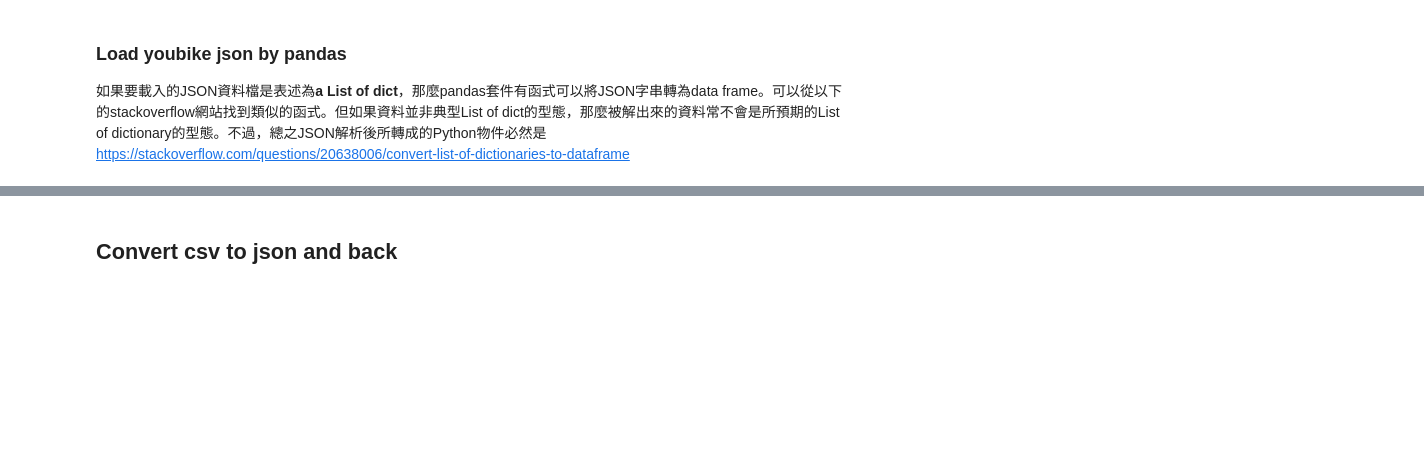
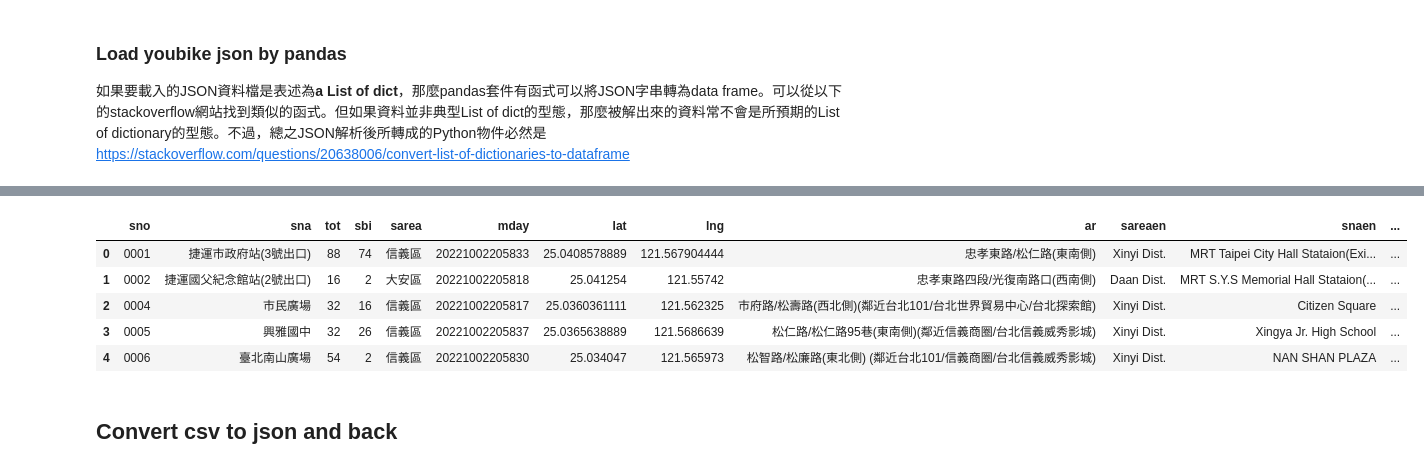
Before and after one commit to p4css/py4css, a Jupyter notebook: _sources/PSS/P05_read_csv_json.ipynb, the cells around one changed output, grey strips where cells are left out. Cells and saved outputs as stored; diff of their text form; code cells hidden in the pictures; blank space fills up the shorter version.

```diff
--- a/_sources/PSS/P05_read_csv_json.ipynb
+++ b/_sources/PSS/P05_read_csv_json.ipynb
@@ -295,3 +297,13 @@ df.head()
+# %%
+df = pd.DataFrame(json_obj['retVal'].values())
+df.head()
+# %% [output]
+|  | sno | sna | tot | sbi | sarea | mday | lat | lng | ar | sareaen | snaen | ... |
+| 0 | 0001 | 捷運市政府站(3號出口) | 88 | 74 | 信義區 | 20221002205833 | 25.0408578889 | 121.567904444 | 忠孝東路/松仁路(東南側) | Xinyi Dist. | MRT Taipei City Hall Stataion(Exi... | ... |
+| 1 | 0002 | 捷運國父紀念館站(2號出口) | 16 | 2 | 大安區 | 20221002205818 | 25.041254 | 121.55742 | 忠孝東路四段/光復南路口(西南側) | Daan Dist. | MRT S.Y.S Memorial Hall Stataion(... | ... |
+| 2 | 0004 | 市民廣場 | 32 | 16 | 信義區 | 20221002205817 | 25.0360361111 | 121.562325 | 市府路/松壽路(西北側)(鄰近台北101/台北世界貿易中心/台北探索館) | Xinyi Dist. | Citizen Square | ... |
+| 3 | 0005 | 興雅國中 | 32 | 26 | 信義區 | 20221002205837 | 25.0365638889 | 121.5686639 | 松仁路/松仁路95巷(東南側)(鄰近信義商圈/台北信義威秀影城) | Xinyi Dist. | Xingya Jr. High School | ... |
+| 4 | 0006 | 臺北南山廣場 | 54 | 2 | 信義區 | 20221002205830 | 25.034047 | 121.565973 | 松智路/松廉路(東北側) (鄰近台北101/信義商圈/台北信義威秀影城) | Xinyi Dist. | NAN SHAN PLAZA | ... |
 # %% [markdown]
 ## Convert csv to json and back
 # %% [markdown]
```
Also changed, not shown: parts of 4 cells of this notebook, 32 other files.
